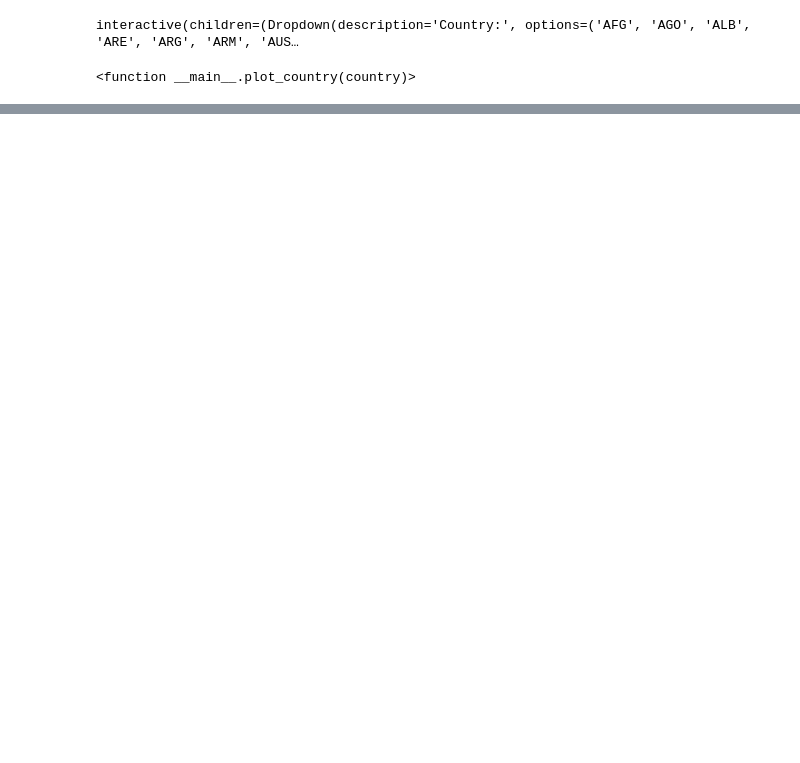
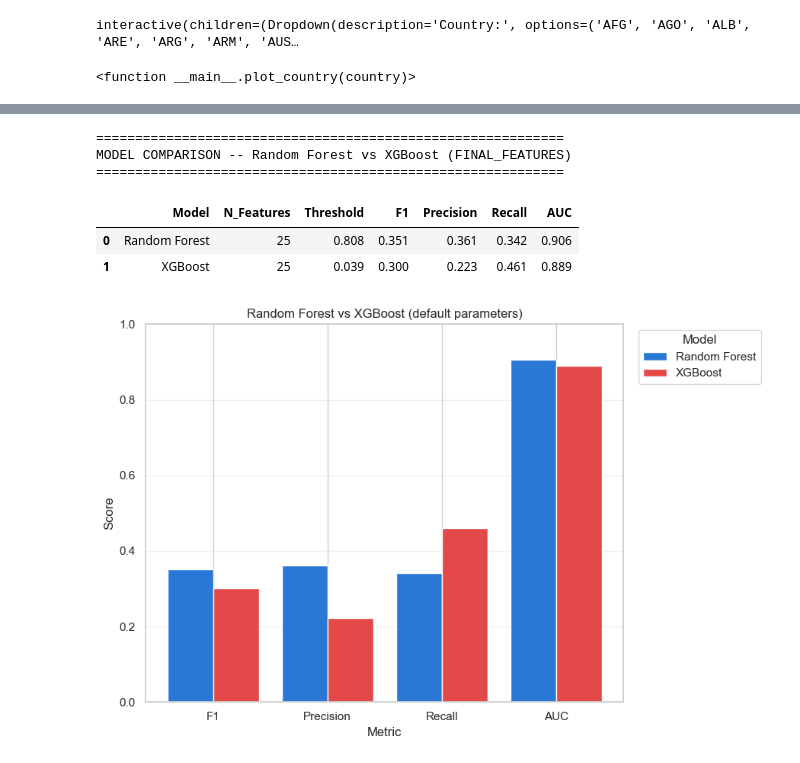
Before and after one commit to gallagelpi/Master_thesis, a Jupyter notebook: pipeline/results.ipynb, the cells around one changed output, grey strips where cells are left out. Cells and saved outputs as stored; diff of their text form; code cells hidden in the pictures; blank space fills up the shorter version.

```diff
--- a/pipeline/results.ipynb
+++ b/pipeline/results.ipynb
@@ -1027,0 +1328,74 @@ LO DE LOS FALSOS NEGATIVO MIRAR QUALES SON O ALGO ASI?
+# %%
+# COMPARISON TABLE AND CHART: Random Forest vs XGBoost (Global metrics, FINAL_FEATURES)
+
+# Build comparison table from the two results already computed:
+# df_robustness (Random Forest, row "FINAL_FEATURES (all combined)")
+# df_xgb_results (XGBoost, row "XGBoost (default)")
+
+rf_row = df_robustness[df_robustness['Block'] == 'FINAL_FEATURES (all combined)'].iloc[0]
+xgb_row = df_xgb_results.iloc[0]
+
+df_model_comparison = pd.DataFrame([
+    {
+        "Model": "Random Forest",
+        "N_Features": rf_row["N_Features"],
+        "Threshold": rf_row["Threshold"],
+        "F1": rf_row["Glob_F1"],
+        "Precision": rf_row["Glob_P"],
+        "Recall": rf_row["Glob_R"],
+        "AUC": rf_row["Glob_AUC"],
+    },
+    {
+        "Model": "XGBoost",
+        "N_Features": xgb_row["N_Features"],
+        "Threshold": xgb_row["Threshold"],
+        "F1": xgb_row["Glob_F1"],
+        "Precision": xgb_row["Glob_P"],
+        "Recall": xgb_row["Glob_R"],
+        "AUC": xgb_row["Glob_AUC"],
+    },
+])
+
+print("="*60)
+print("MODEL COMPARISON -- Random Forest vs XGBoost (FINAL_FEATURES)")
+print("="*60)
+display(df_model_comparison)
+
+df_model_comparison.to_csv(os.path.join(RESULTS_FOLDER, "rf_vs_xgb_comparison.csv"), index=False)
+
+# CHART: grouped bar, metrics on X axis, model as legend
+metrics_to_plot = ['F1', 'Precision', 'Recall', 'AUC']
+models = df_model_comparison['Model'].tolist()
+n_models = len(models)
+
+colors = ['#2a78d6', '#e34948']
+x = np.arange(len(metrics_to_plot))
+width = 0.8 / n_models
+
+fig, ax = plt.subplots(figsize=(9, 6))
+
+for i, model in enumerate(models):
+    values = df_model_comparison.loc[df_model_comparison['Model'] == model, metrics_to_plot].values.flatten()
+    offset = (i - (n_models - 1) / 2) * width
+    ax.bar(x + offset, values, width, label=model, color=colors[i % len(colors)])
+
+ax.set_xlabel('Metric')
+ax.set_ylabel('Score')
+ax.set_title('Random Forest vs XGBoost (default parameters)')
+ax.set_xticks(x)
+ax.set_xticklabels(metrics_to_plot)
+ax.legend(title='Model', bbox_to_anchor=(1.02, 1), loc='upper left')
+ax.set_ylim(0, 1)
+ax.grid(axis='y', alpha=0.3)
+
+plt.tight_layout()
+plt.savefig('results/rf_vs_xgb_comparison.png', dpi=150)
+plt.show()
+# %% [output]
+============================================================
+MODEL COMPARISON -- Random Forest vs XGBoost (FINAL_FEATURES)
+============================================================
+|  | Model | N_Features | Threshold | F1 | Precision | Recall | AUC |
+| 0 | Random Forest | 25 | 0.808 | 0.351 | 0.361 | 0.342 | 0.906 |
+| 1 | XGBoost | 25 | 0.039 | 0.300 | 0.223 | 0.461 | 0.889 |
+[figure, added]
```
Also changed, not shown: parts of 25 cells of this notebook, 9 other files.
